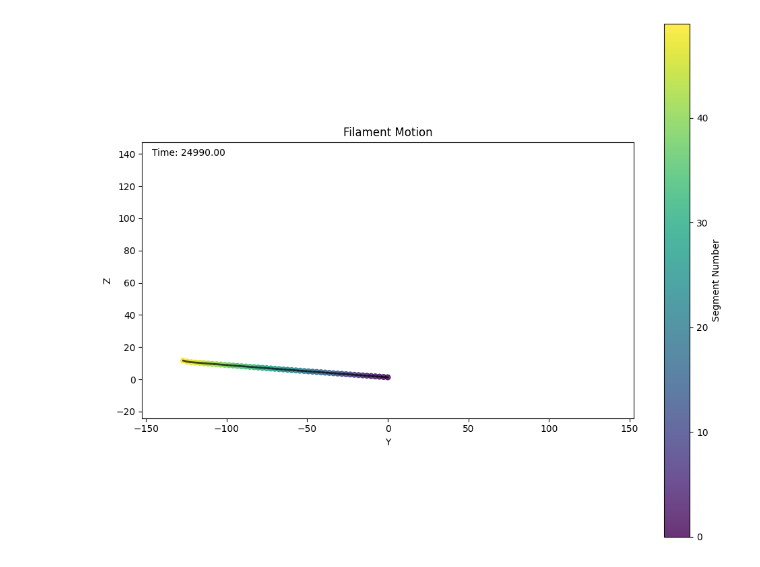
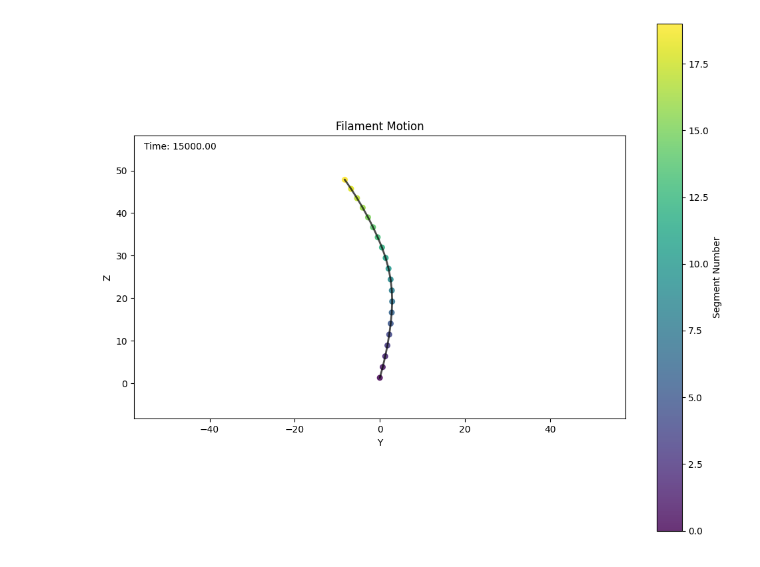
Before and after one commit to Biofluid-Dynamics-Group/cuda-filaments, a Jupyter notebook: analysis/view_beat.ipynb, the cells around one changed output. Saved outputs shown, nothing was run; the diff lists cells and outputs as text; code cells hidden in the pictures.

```diff
--- a/analysis/view_beat.ipynb
+++ b/analysis/view_beat.ipynb
@@ -3,7 +3,7 @@ import numpy as np
 import matplotlib.pyplot as plt
 from matplotlib.animation import FuncAnimation
 
-file_path = '../data/travelling_wave_1000steps/20250710/ciliate_1fil_9000blob_8.00R_0.0001torsion_0.0000tilt_0.3000f_eff_1.4960theta0_0.0000freqshift_seg_states.dat'
+file_path = '../data/travelling_wave_less_amplitude_15000steps/20250710/ciliate_1fil_9000blob_8.00R_0.1000torsion_0.0000tilt_0.3000f_eff_1.3464theta0_0.0000freqshift_seg_states.dat'
 
 data = np.loadtxt(file_path)
 num_steps = data.shape[0]
@@ -50,31 +50,31 @@ def update(frame):
   positions = seg_states[frame]
 
   # Update line connecting segments
   line.set_data(positions[:, 1], positions[:, 2])
 
   # Update scatter points
   scatter.set_offsets(positions[:, 1:3])
   scatter.set_array(segment_numbers)
 
   # Update time display
   time_text.set_text(f'Time: {time[frame]:.2f}')
 
   return line, scatter, time_text
 
 # Create animation (use stride to control speed)
 stride = 15  # Adjust this to make animation faster/slower
 frames = range(0, num_steps, stride)
 ani = FuncAnimation(fig, update, frames=frames, init_func=init,
           blit=True, interval=30, repeat=True)
 
 # Save animation as GIF
 ani.save('filament_motion.gif', writer='pillow', fps=30)
 
 # Add a colorbar
 cbar = fig.colorbar(scatter, ax=ax)
 cbar.set_label('Segment Number')
 
 plt.tight_layout()
 plt.show()
 # %% [output]
-[figure, old version]
+[figure, new version]
```
Also changed, not shown: 4 other files.
